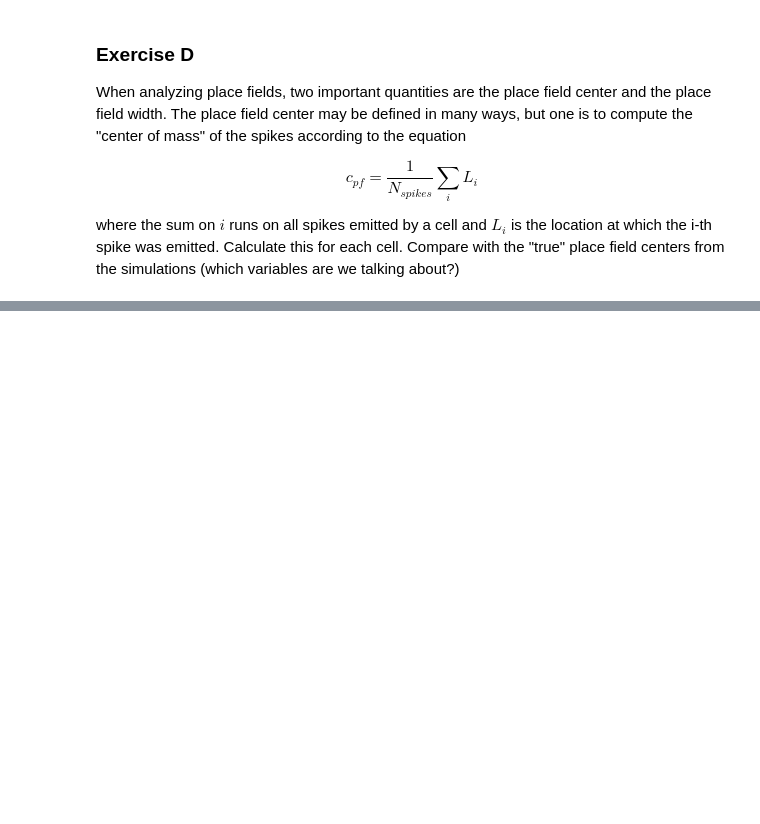
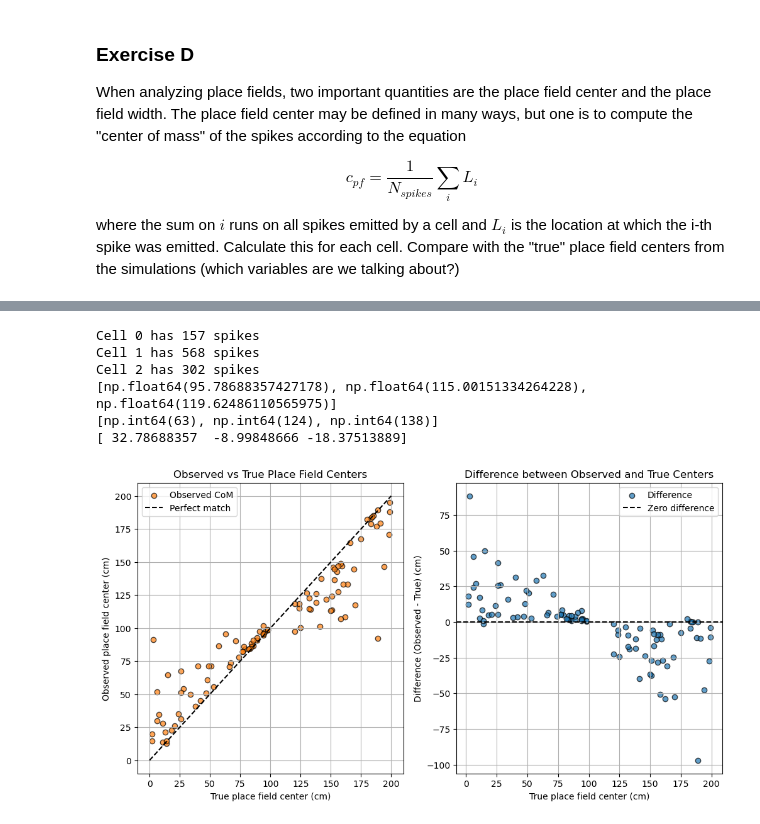
Before and after one commit to pschristodoulou/NRA, a Jupyter notebook: Tuning_Curves/Ass3_TC_ex1.ipynb, the cells around one changed output, grey strips where cells are left out. Drawn from its saved outputs; the diff is of its cells as text; code cells hidden in the pictures; blank space fills up the shorter version.

```diff
--- a/Tuning_Curves/Ass3_TC_ex1.ipynb
+++ b/Tuning_Curves/Ass3_TC_ex1.ipynb
@@ -304,0 +336,45 @@ where the sum on $i$ runs on all spikes emitted by a cell and $L_i$ is the locat
+# %%
+c_pf = [np.mean(s) for s in spike_positions]
+N_spikes = []
+print(c_pf[:3])
+# print(spike_positions)
+
+true_bin_centers = np.arange(0, 201, 1) # the same as bin_centers from above
+
+# Finding for each cell the index of the maximum firing rate and
+# then the corresponding bin center
+true_centers = [true_bin_centers[np.argmax(fr)] for fr in true_firing_rate_maps]
+print(true_centers[:3])
+# print(true_firing_rate_maps.shape)
+
+difference = np.array(c_pf) - np.array(true_centers)
+print(difference[:3])
+
+# Plotting the observed vs true place field centers
+fig, axs = plt.subplots(1, 2, figsize=(12, 6))
+
+# Scatter plot: True vs Observed place field centers
+axs[0].scatter(true_centers, c_pf, label='Observed CoM', alpha=0.7, edgecolors='k', c='tab:orange')
+axs[0].plot([0, 200], [0, 200], 'k--', label='Perfect match')
+axs[0].set_xlabel('True place field center (cm)')
+axs[0].set_ylabel('Observed place field center (cm)')
+axs[0].set_title('Observed vs True Place Field Centers')
+axs[0].legend()
+axs[0].grid()
+
+# Scatter plot: True center vs difference
+axs[1].scatter(true_centers, difference, label='Difference', alpha=0.7, edgecolors='k', c='tab:blue')
+axs[1].axhline(0, color='k', linestyle='--', label='Zero difference')
+axs[1].set_xlabel('True place field center (cm)')
+axs[1].set_ylabel('Difference (Observed - True) (cm)')
+axs[1].set_title('Difference between Observed and True Centers')
+axs[1].legend()
+axs[1].grid()
+# %% [output]
+Cell 0 has 157 spikes
+Cell 1 has 568 spikes
+Cell 2 has 302 spikes
+[np.float64(95.78688357427178), np.float64(115.00151334264228), np.float64(119.62486110565975)]
+[np.int64(63), np.int64(124), np.int64(138)]
+[ 32.78688357  -8.99848666 -18.37513889]
+[figure, added]
```
Also changed, not shown: parts of 8 cells of this notebook.
